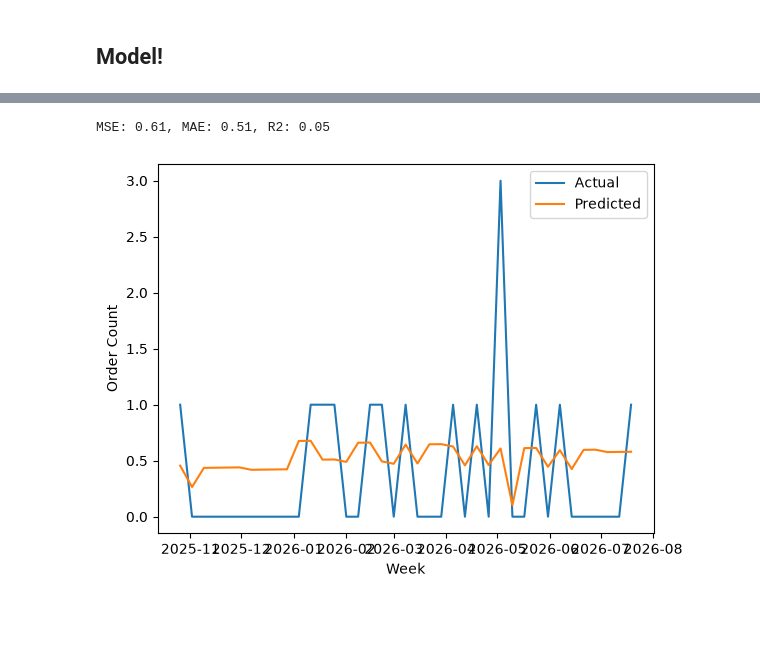
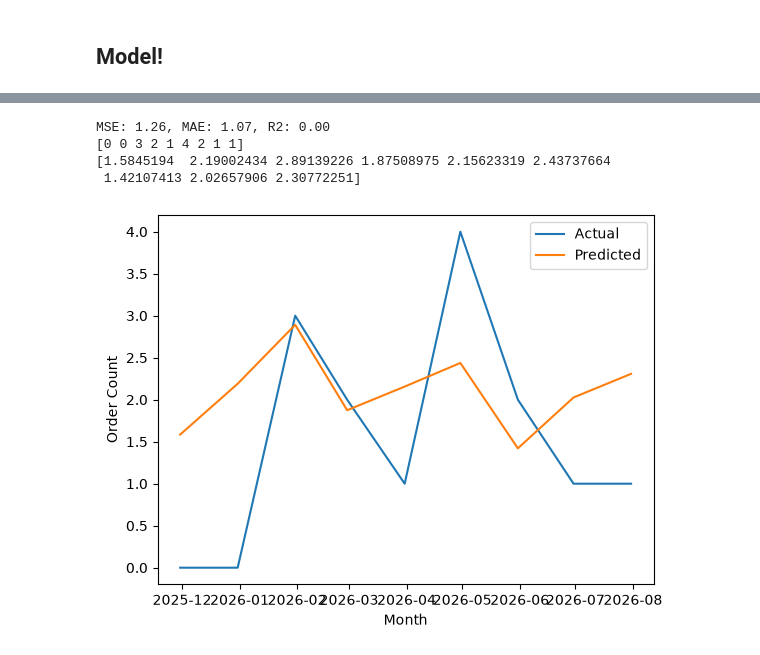
Before and after one commit to mia-i-stulac/Candy_Order_Predictor, a Jupyter notebook: code/model.ipynb, the cells around one changed output, grey strips where cells are left out. Saved outputs shown, nothing was run; the diff lists cells and outputs as text; code cells hidden in the pictures; blank space fills up the shorter version.

```diff
--- a/code/model.ipynb
+++ b/code/model.ipynb
@@ -81,23 +81,30 @@ print(candy_df.head())
 
 # engineered features
 weekly['time_idx'] = range(len(weekly))
-weekly['month'] = weekly['req_date'].dt.month
-weekly['lag_1'] = weekly['order_count'].shift(1)
-weekly = weekly.dropna()
-weekly = weekly.reset_index(drop=True)
+monthly['month'] = monthly['req_date'].dt.month
+monthly['lag_1'] = monthly['order_count'].shift(1)
+monthly = monthly.dropna()
+monthly = monthly.reset_index(drop=True)
+
+print(monthly.tail(8))
 
 # predicting value
-y = weekly['order_count']
-X = weekly[['time_idx', 'month', 'lag_1']]
+y = monthly['order_count']
+X = monthly[['time_idx', 'month', 'lag_1']]
 
 #shuffle is False becuase this is a time series that relies on the chronological date data
 X_train, X_test, y_train, y_test = train_test_split(X, y, test_size=0.2, shuffle=False, random_state=42)
 
 scaler = StandardScaler()
 X_train_scaled = scaler.fit_transform(X_train)
-X_test_scaled = scaler.fit_transform(X_test)
+X_test_scaled = scaler.transform(X_test)
 
 model= LinearRegression()
 model.fit(X_train, y_train)
 
 y_pred = model.predict(X_test)
+
+# Time Series cross validation experiment
+tcsv = TimeSeriesSplit(n_splits=5)
+scores = cross_val_score(model, X, y, cv=tcsv, scoring='r2')
+print(scores)
@@ -107,15 +125,22 @@ mse = mean_squared_error(y_test, y_pred)** 0.5
 mae = mean_absolute_error(y_test, y_pred)
 r2 = r2_score(y_test, y_pred)
 print(f'MSE: {mse:.2f}, MAE: {mae:.2f}, R2: {r2:.2f}')
+
+# Seeing what the actual values look like for the pred/actual data
+print(y_test.values)
+print(y_pred)
 # %% [output]
-MSE: 0.61, MAE: 0.51, R2: 0.05
+MSE: 1.26, MAE: 1.07, R2: 0.00
+[0 0 3 2 1 4 2 1 1]
+[1.5845194  2.19002434 2.89139226 1.87508975 2.15623319 2.43737664
+ 1.42107413 2.02657906 2.30772251]
 # %%
 # plot evaluation
-plt.plot(weekly['req_date'].iloc[-len(y_test):], y_test.values, label='Actual')
-plt.plot(weekly['req_date'].iloc[-len(y_test):], y_pred, label='Predicted')
+plt.plot(monthly['req_date'].iloc[-len(y_test):], y_test.values, label='Actual')
+plt.plot(monthly['req_date'].iloc[-len(y_test):], y_pred, label='Predicted')
 plt.legend()
-plt.xlabel('Week')
+plt.xlabel('Month')
 plt.ylabel('Order Count')
 plt.show()
 # %% [output]
-[figure, old version]
+[figure, new version]
```
Also changed, not shown: parts of 3 cells of this notebook.
